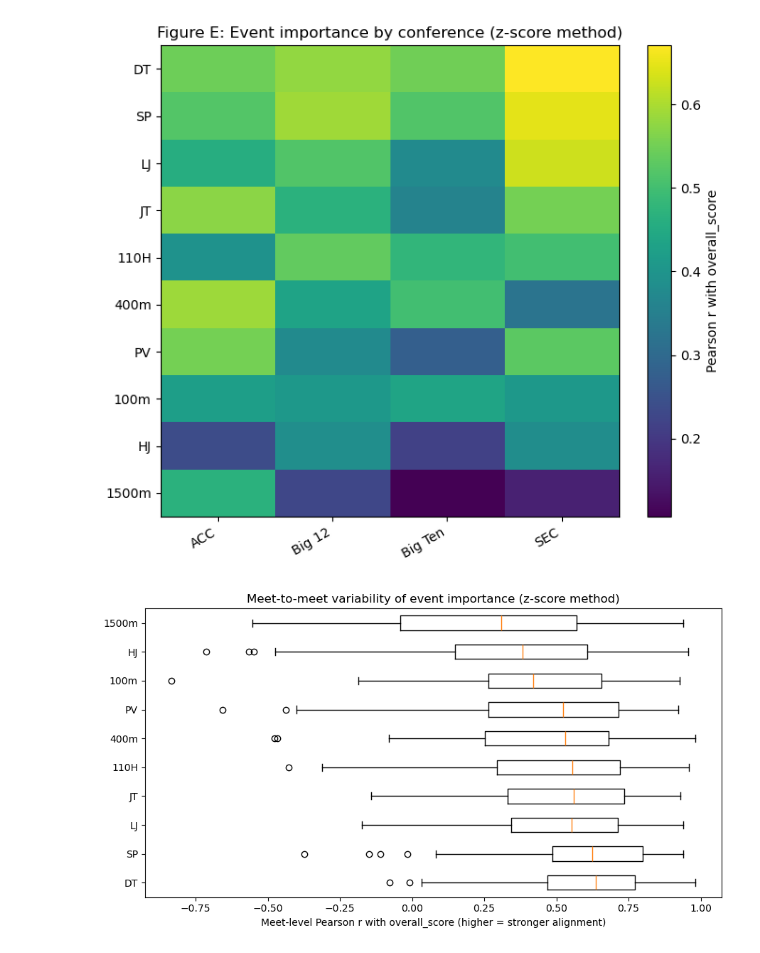
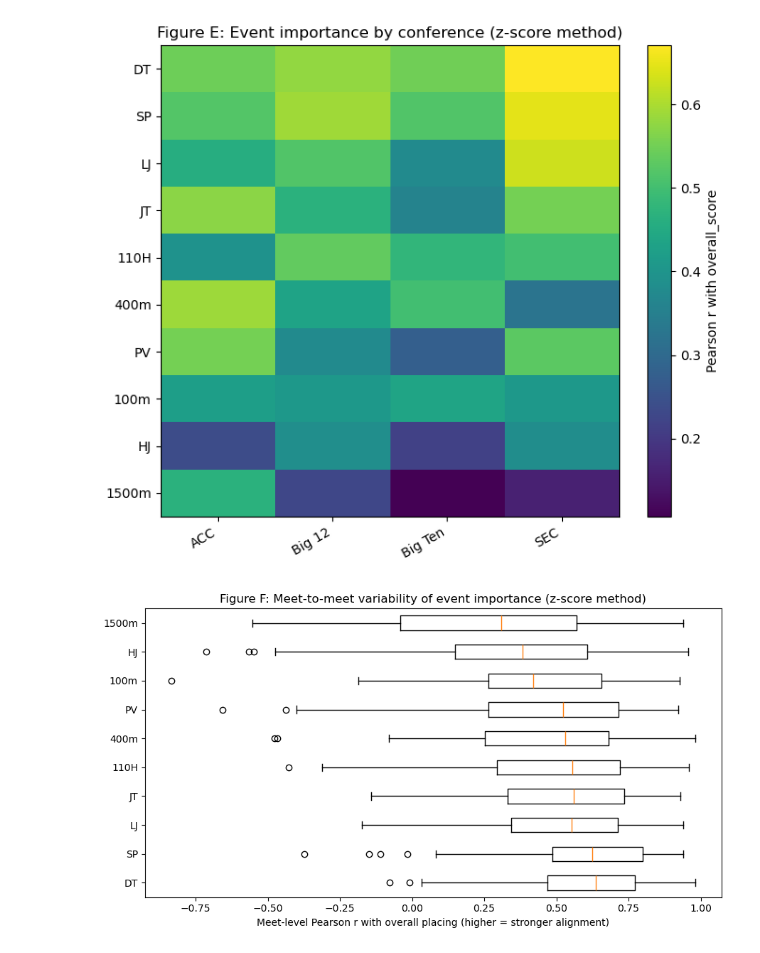
Before and after one commit to DavisReinhard/Decathlon-Research-Project-DReinhard, a Jupyter notebook: Decathlon Project DReinhard.ipynb, the cells around one changed output. Saved outputs shown, nothing was run; the diff lists cells and outputs as text; code cells hidden in the pictures.

```diff
--- a/Decathlon Project DReinhard.ipynb
+++ b/Decathlon Project DReinhard.ipynb
@@ -460,23 +460,23 @@ plt.show()
 # %%
 # Build meet-level correlations: for each meet_id, correlate each z_* with overall_score
 meet_corrs = []
 for mid, d in df_z.groupby("meet_id"):
     row = {"meet_id": mid, "conference": d["conference"].iloc[0]}
     for ev in z_cols:
         row[ev.replace("z_", "")] = d[ev].corr(d["overall_score"], method="pearson")
     meet_corrs.append(row)
 
 meet_corrs = pd.DataFrame(meet_corrs)
 
 # Order events by average meet-level correlation
 events = [c for c in meet_corrs.columns if c not in ["meet_id","conference"]]
 order = meet_corrs[events].mean().sort_values(ascending=False).index.tolist()
 
 plt.figure(figsize=(9, 5))
 plt.boxplot([meet_corrs[e].dropna() for e in order], tick_labels=order, vert=False)
-plt.xlabel("Meet-level Pearson r with overall_score (higher = stronger alignment)")
-plt.title("Meet-to-meet variability of event importance (z-score method)")
+plt.xlabel("Meet-level Pearson r with overall placing (higher = stronger alignment)")
+plt.title("Figure F: Meet-to-meet variability of event importance (z-score method)")
 plt.tight_layout()
 plt.show()
 # %% [output]
-[figure, old version]
+[figure, new version]
```
